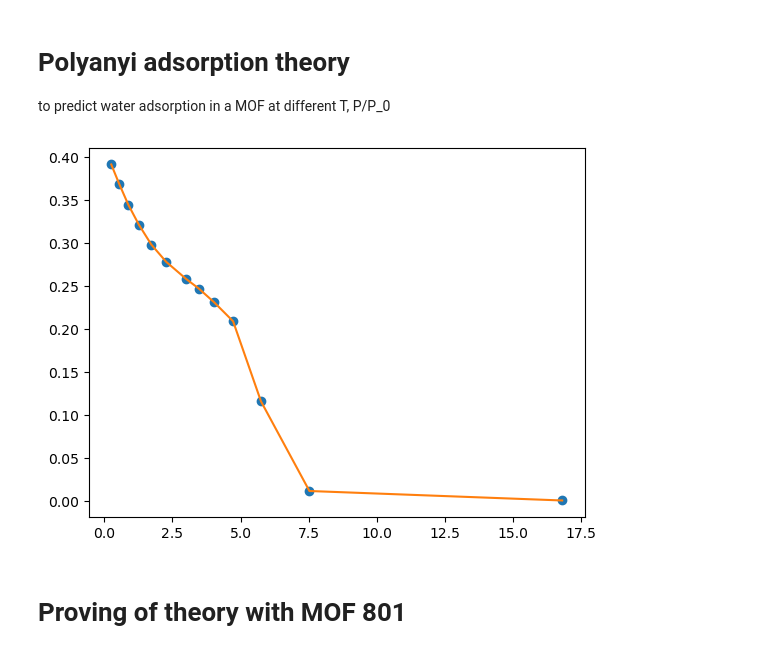
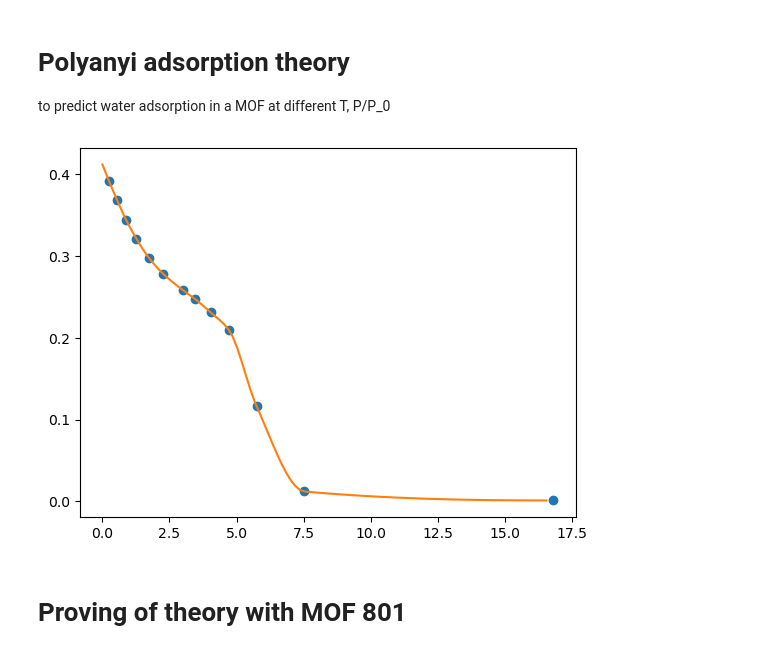
Before and after one commit to SimonEnsemble/water_harvesting, a Jupyter notebook: Polanyi_calculation_general.ipynb, the cells around one changed output. Drawn from its saved outputs; the diff is of its cells as text; code cells hidden in the pictures.

```diff
--- a/Polanyi_calculation_general.ipynb
+++ b/Polanyi_calculation_general.ipynb
@@ -92,11 +98,14 @@ my_char_curve = characteristic_curve(my_ads_data)
 # %%
 ads_data = read_ads_data("MOF_801", 25)
+ads_range = abs(ads_data['A [kJ/mol]'].max() - ads_data['A [kJ/mol]'].min())
+A_range = np.linspace(0, ads_range, 100)
 n_of_A = characteristic_curve(ads_data)
 plt.plot(ads_data['A [kJ/mol]'], ads_data['Water Uptake [kg kg-1]'], 'o')
-plt.plot(ads_data['A [kJ/mol]'], n_of_A(ads_data['A [kJ/mol]']), '-')
+plotted_curve = [n_of_A(A_vals) for A_vals in A_range]
+plt.plot(A_range, plotted_curve)
 plt.show()
 # %% [output]
-[figure, old version]
+[figure, new version]
 # %% [markdown]
 # Proving of theory with MOF 801
 # %%
```
Also changed, not shown: parts of 24 cells of this notebook.
